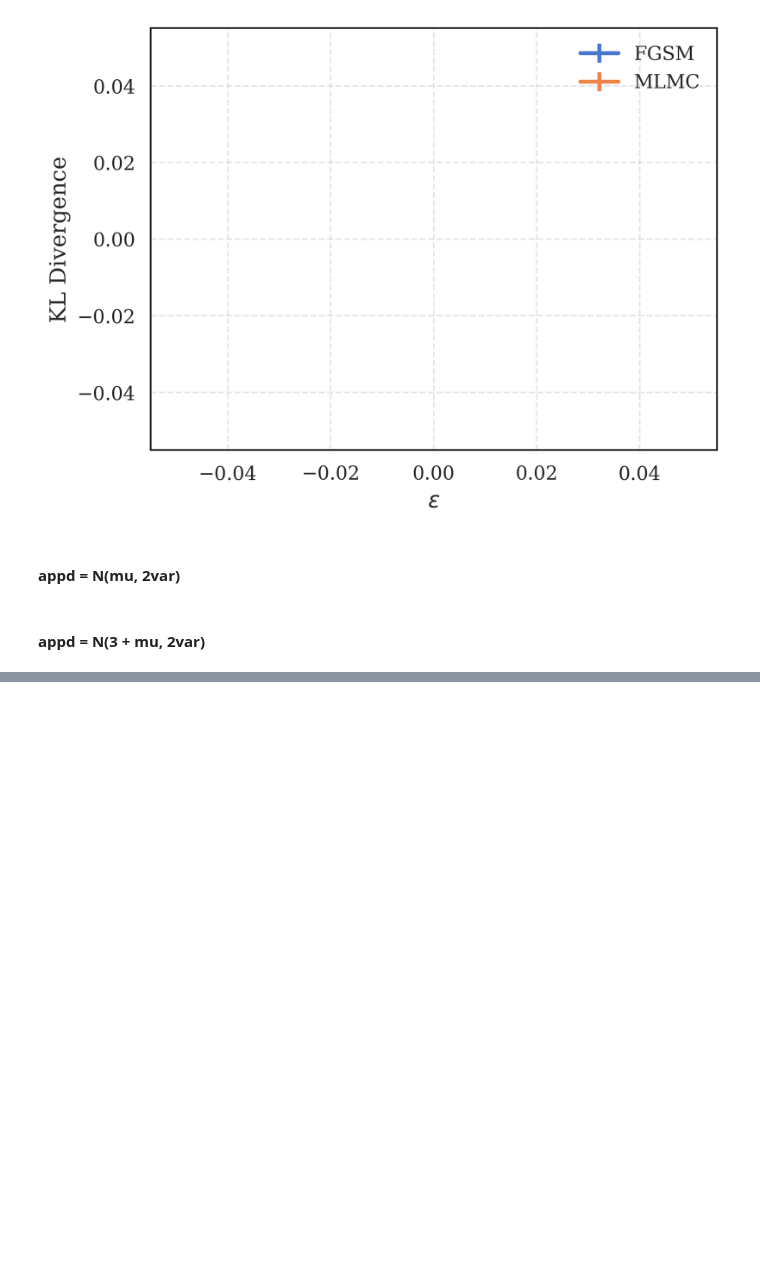
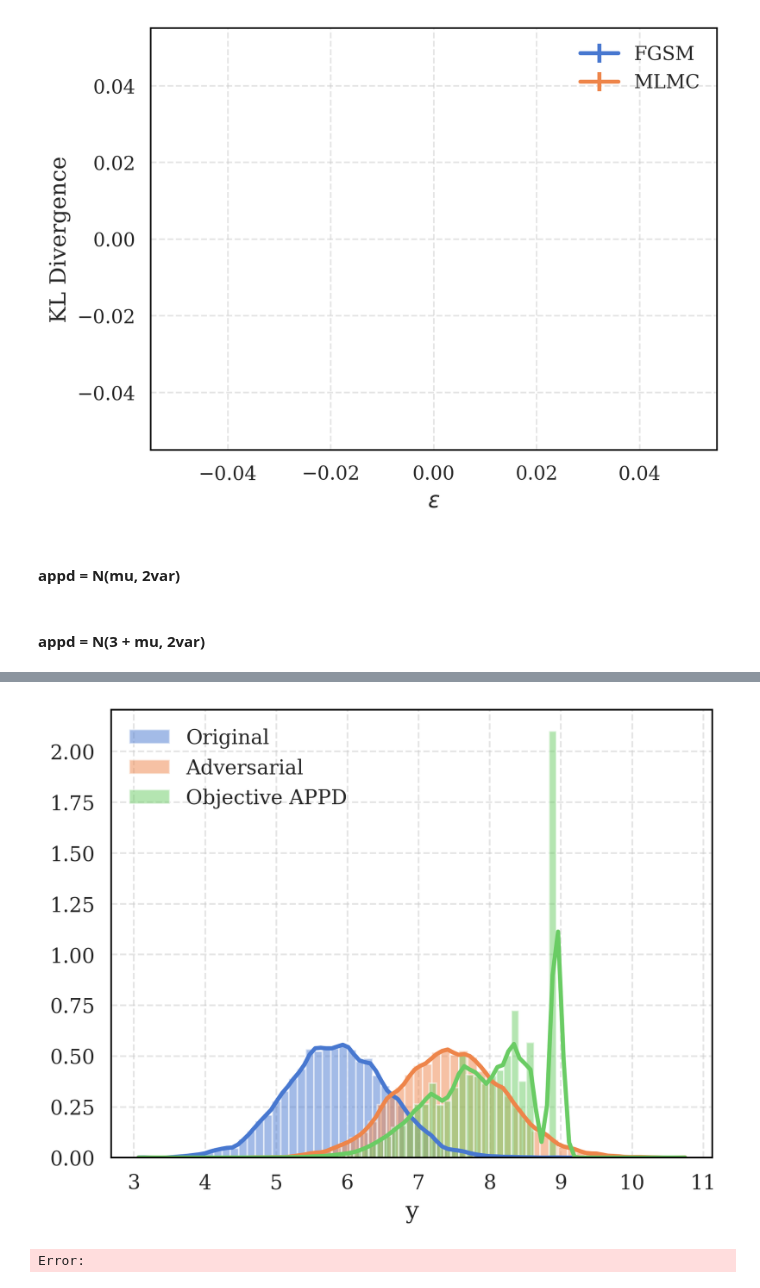
Before and after one commit to pablogarciarce/AdvReg, a Jupyter notebook: notebooks/test_distr_bnn_jax.ipynb, the cells around one changed output, grey strips where cells are left out. Cells and saved outputs as stored; diff of their text form; code cells hidden in the pictures; blank space fills up the shorter version.

```diff
--- a/notebooks/test_distr_bnn_jax.ipynb
+++ b/notebooks/test_distr_bnn_jax.ipynb
@@ -207,0 +339,6 @@ plt.ylim(-0.1, np.max(kl_mlmc) + 0.1)
+# %%
+x_adv_distr, x_adv_values = mlmc_attack(model, x, appd=tilted_ppd, epsilon=2, R=10, lr=0.001, n_iter=1000)
+# %%
+plot_ppds(model, x, x_adv_distr, jax.random.PRNGKey(42), tilted_ppd)
+# %% [output]
+[figure, added]
@@ -207,0 +352,5 @@ plt.ylim(-0.1, np.max(kl_mlmc) + 0.1)
+# %%
+x_adv_distr, x_adv_values = mlmc_attack(model, x, appd=tilted_ppd, epsilon=2, R=10, lr=0.001, n_iter=1000)
+plot_ppds(model, x, x_adv_distr, jax.random.PRNGKey(42), adjusted_ppd)
+# %% [output]
+Error:
```
Also changed, not shown: parts of 10 cells of this notebook, 6 other files.
